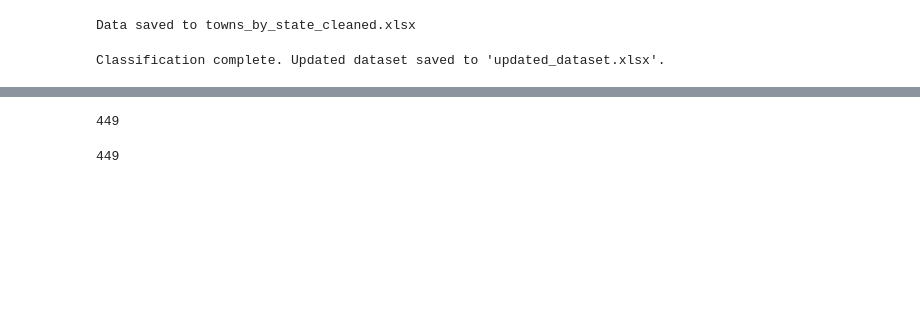
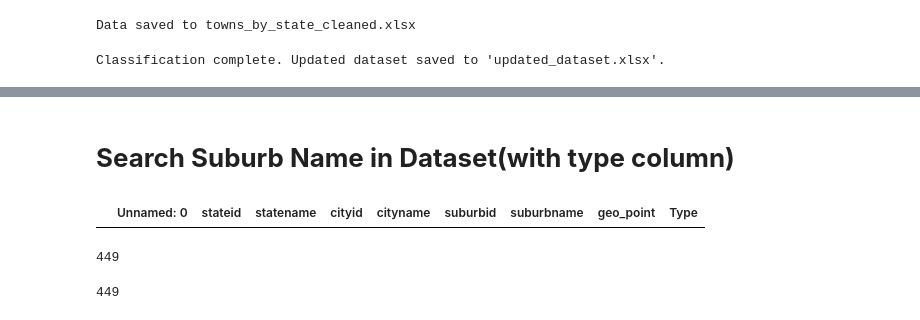
Before and after one commit to khizer9292/machine_learning, a Jupyter notebook: Australian_suburb_database/australian_cities_data_preprocessing.ipynb, the cells around one changed output, grey strips where cells are left out. Saved outputs shown, nothing was run; the diff lists cells and outputs as text; code cells hidden in the pictures; blank space fills up the shorter version.

```diff
--- a/Australian_suburb_database/australian_cities_data_preprocessing.ipynb
+++ b/Australian_suburb_database/australian_cities_data_preprocessing.ipynb
@@ -1026,3 +1021,10 @@ main_df[main_df['suburbname'] == 'Bangalow']
+# %% [markdown]
+# **Search Suburb Name in Dataset(with type column)**
+# %%
+# main_df[main_df['suburbname'] == 'Burra']
+main_df[main_df['cityname'] == 'Burra']
+# %% [output]
+|  | Unnamed: 0 | stateid | statename | cityid | cityname | suburbid | suburbname | geo_point | Type |
 # %%
 towns_list.size
 # %% [output]
```
Also changed, not shown: parts of 4 cells of this notebook, 6 other files.
